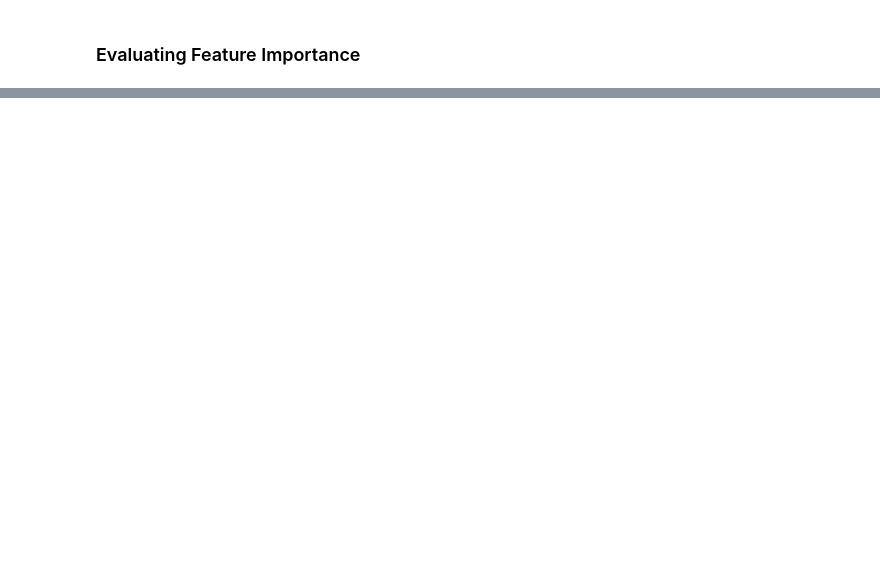
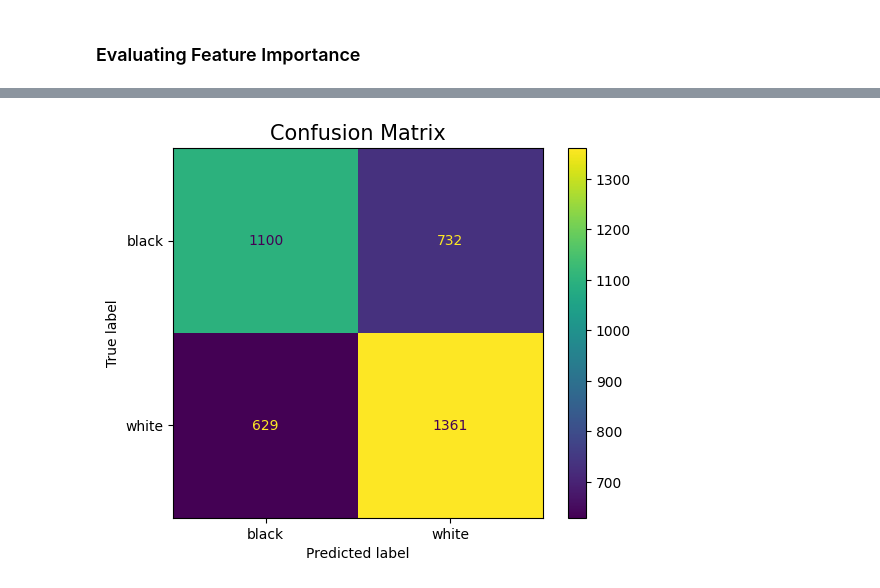
Before and after one commit to brysonbien/Chess-Opening-ML, a Jupyter notebook: final_report.ipynb, the cells around one changed output, grey strips where cells are left out. Drawn from its saved outputs; the diff is of its cells as text; code cells hidden in the pictures; blank space fills up the shorter version.

Commit message:
Added visualization/evaluations for GMM, XGBoost

```diff
--- a/final_report.ipynb
+++ b/final_report.ipynb
@@ -624,0 +621,8 @@ plt.show()
+# %%
+matrix = confusion_matrix(y_test_xg, y_pred_xg)
+display = ConfusionMatrixDisplay(confusion_matrix=matrix, display_labels=['black', 'white'])
+display.plot()
+plt.title('Confusion Matrix', fontsize=15)
+plt.show()
+# %% [output]
+[figure, added]
```
Also changed, not shown: parts of 29 cells of this notebook.
